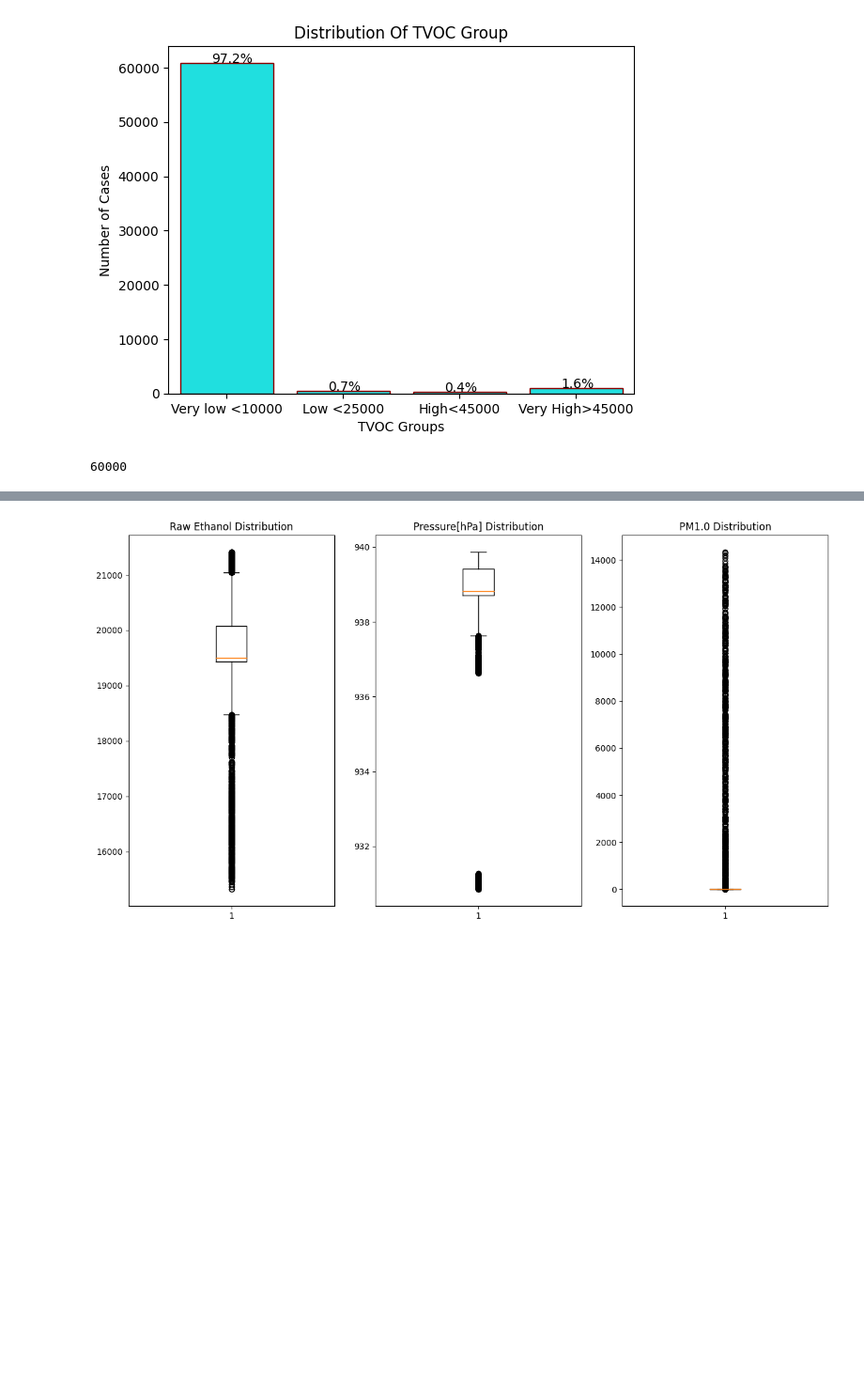
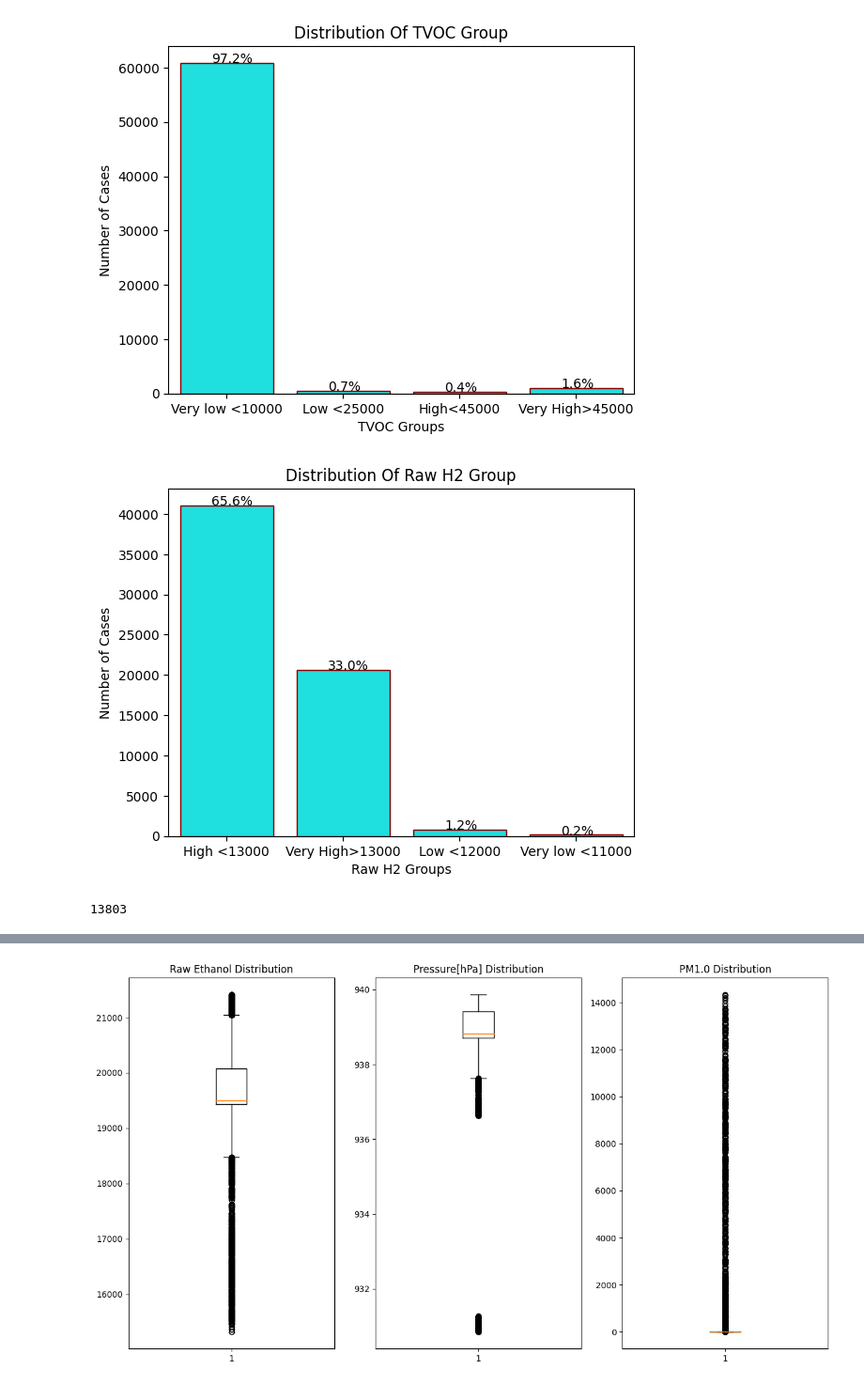
Before and after one commit to kayodeolusanya/Smoke-Detection-Project, a Jupyter notebook: Smoke_Detection.ipynb, the cells around one changed output, grey strips where cells are left out. Shown at 94% size. Cells and saved outputs as stored; diff of their text form; code cells hidden in the pictures; blank space fills up the shorter version.

```diff
--- a/Smoke_Detection.ipynb
+++ b/Smoke_Detection.ipynb
@@ -285,7 +285,7 @@ plt.ylabel('Number of Cases')
 plt.xlabel('TVOC Groups')
 
 # Adding data labels to the bars
-total = float(len(df['temp_group']))
+total = float(len(df['tvoc_group']))
 for p in ax.patches:
     percentage = '{:.1f}%'.format(100 * p.get_height()/total)
     x = p.get_x() + p.get_width() / 2.5 - 0.05
@@ -294,10 +294,42 @@ for p in ax.patches:
 plt.show()
 # %% [output]
 [figure]
+# %%
+# Creating a function that categorises Raw H2 into Groups
+def RawH2_group(Raw_H2):
+    if Raw_H2 <= 11000:
+        return "Very low <11000"
+    elif Raw_H2 <=12000:
+        return "Low <12000"
+    elif Raw_H2 <=13000:
+        return "High <13000"
+    else:
+        return "Very High>13000"
+
+
+# Create a new column for age category
+df["RawH2_group"] = df["Raw H2"].apply(RawH2_group)
+
+# Plotting the Visualization for temp Group
+ax= sns.countplot(x='RawH2_group', data=df, color='cyan', ec='darkred')
+plt.title('Distribution Of Raw H2 Group')
+plt.ylabel('Number of Cases')
+plt.xlabel('Raw H2 Groups')
+
+# Adding data labels to the bars
+total = float(len(df['RawH2_group']))
+for p in ax.patches:
+    percentage = '{:.1f}%'.format(100 * p.get_height()/total)
+    x = p.get_x() + p.get_width() / 2.5 - 0.05
+    y = p.get_y() + p.get_height() + 5
+    ax.annotate(percentage, (x, y))
+plt.show()
+# %% [output]
+[figure, added]
 # %%
-df["TVOC[ppb]"].max()
+df['Raw H2'].max()
 # %% [output]
-60000
+13803
 # %%
 # Visualizing the outlier of the data for TVOC[ppb, eCO2[ppm] and Raw H2
 fig, (ax1, ax2, ax3) = plt.subplots(1, 3, figsize=(15,8))
```
Also changed, not shown: parts of 4 cells of this notebook.
